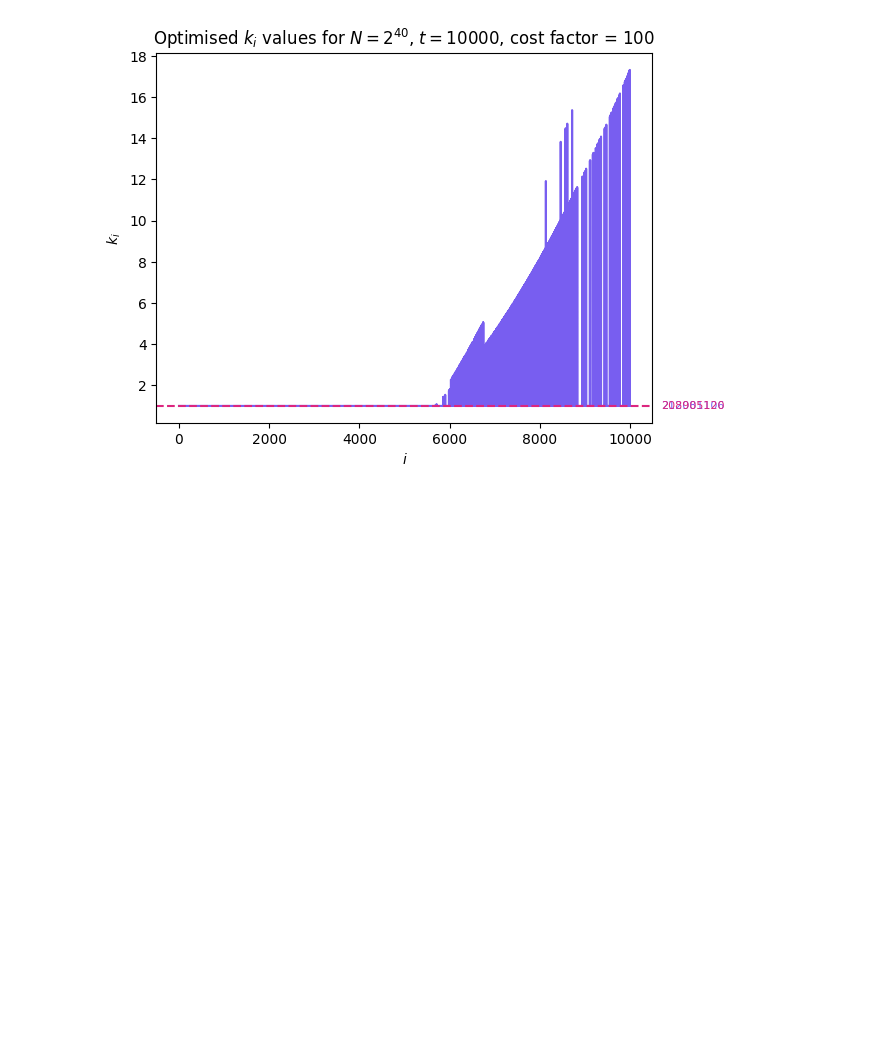
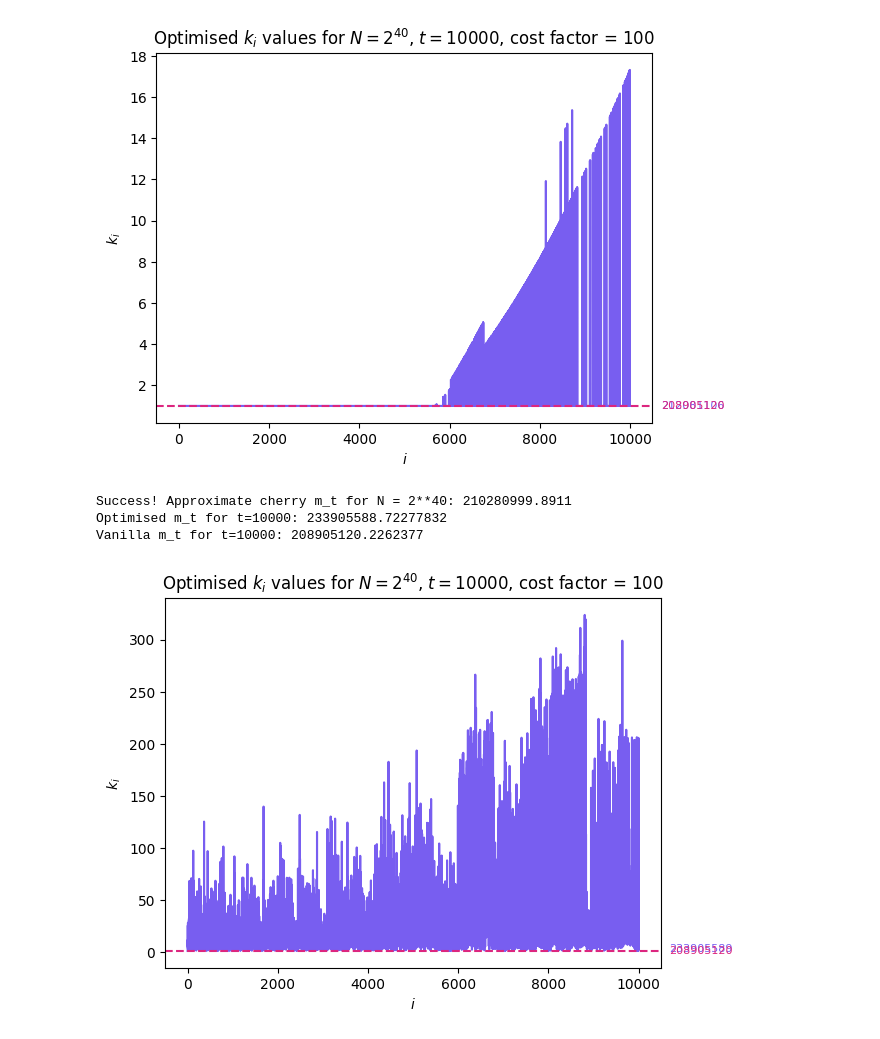
Before and after one commit to mahfuzahf/cherry-picking-reduction-functions, a Jupyter notebook: plots/higher_costs/N_16/estimating-k-curve/make_appropriate_curve.ipynb, the cells around one changed output. Cells and saved outputs as stored; diff of their text form; code cells hidden in the pictures; blank space fills up the shorter version.

```diff
--- a/plots/higher_costs/N_16/estimating-k-curve/make_appropriate_curve.ipynb
+++ b/plots/higher_costs/N_16/estimating-k-curve/make_appropriate_curve.ipynb
@@ -291,3 +291,8 @@ Success! Approximate cherry m_t for N = 2**40: 209657928.2458
 Optimised m_t for t=10000: 222850214.6760254
 Vanilla m_t for t=10000: 208905120.2262377
 [figure]
+# %%
+print(len(y_fit))
+# store y_fit for k_curve
+with open("data/N40_kcurve.pkl", 'wb') as f:
+    pickle.dump(y_fit, f)
@@ -471,3 +478,60 @@ Success! Approximate cherry m_t for N = 2**40: 209021763.2836
 Optimised m_t for t=10000: 212081106.4741211
 Vanilla m_t for t=10000: 208905120.2262377
 [figure]
+# %%
+with open('data/N_40_alpha_0.95_cost_5_t_10000_eps_1000000_ftol_1e-12_optimised_kjs.pkl', 'rb') as f:
+    result = pickle.load(f)
+
+kjs_ada, m_0_ada, final_cost_ada, m_values_ada = result
+
+try:
+    mt, m_vals = approximate_cherry(N, t, alpha, kjs_ada)
+    print(f"Success! Approximate cherry m_t for N = 2**40: {mt:.4f}")
+except ValueError as e:
+    print(f"Error encountered: {e}")
+
+# check that for all items in m_val, the current item is bigger than the next item, if not print the index where this happens
+for i in range(len(m_vals)-1):
+    if m_vals[i] < m_vals[i+1]:
+        print("Index where m_i exceeds m_(i+1):", i)
+        break
+
+# plot kjs
+plt.plot(kjs_ada, color='#785EF0', label='Optimised $k_i$ values')
+plt.xlabel('$i$')
+plt.ylabel('$k_i$')
+
+# label mt at the end of the plot, not an arrow, just text
+mt = m_values_ada[-1]
+y = kjs_ada[-1]
+print("Optimised m_t for t=10000:", mt)
+
+plt.annotate(round(mt),
+             xy = (len(kjs_ada)+500, y),   # place text outside box in line with end of curve
+             xytext = (6, 0),
+             color = '#785EF0',
+             textcoords = 'offset points',
+             size=8,
+             va='center')
+
+# plot vanilla m_t as a horizontal line at y=1
+vanilla_mt = calculate_vanilla_mt_formula(N, t, alpha)
+print("Vanilla m_t for t=10000:", vanilla_mt)
+plt.axhline(y=1, color='#DC267F', linestyle='--', label='Vanilla cherry-picks')
+
+# annotate vanilla m_t line
+plt.annotate(round(vanilla_mt),
+             xy = (len(kjs_ada)+500, 1),   # place text outside box in line with end of curve
+             xytext = (6, 0),
+             color = '#DC267F',
+             textcoords = 'offset points',
+             size=8,
+             va='center')
+
+plt.title('Optimised $k_i$ values for $N=2^{40}$, $t=10000$, cost factor = 100')
+plt.show()
+# %% [output]
+Success! Approximate cherry m_t for N = 2**40: 210280999.8911
+Optimised m_t for t=10000: 233905588.72277832
+Vanilla m_t for t=10000: 208905120.2262377
+[figure, added]
```
Also changed, not shown: parts of 1 cell of this notebook, 15 other files.
